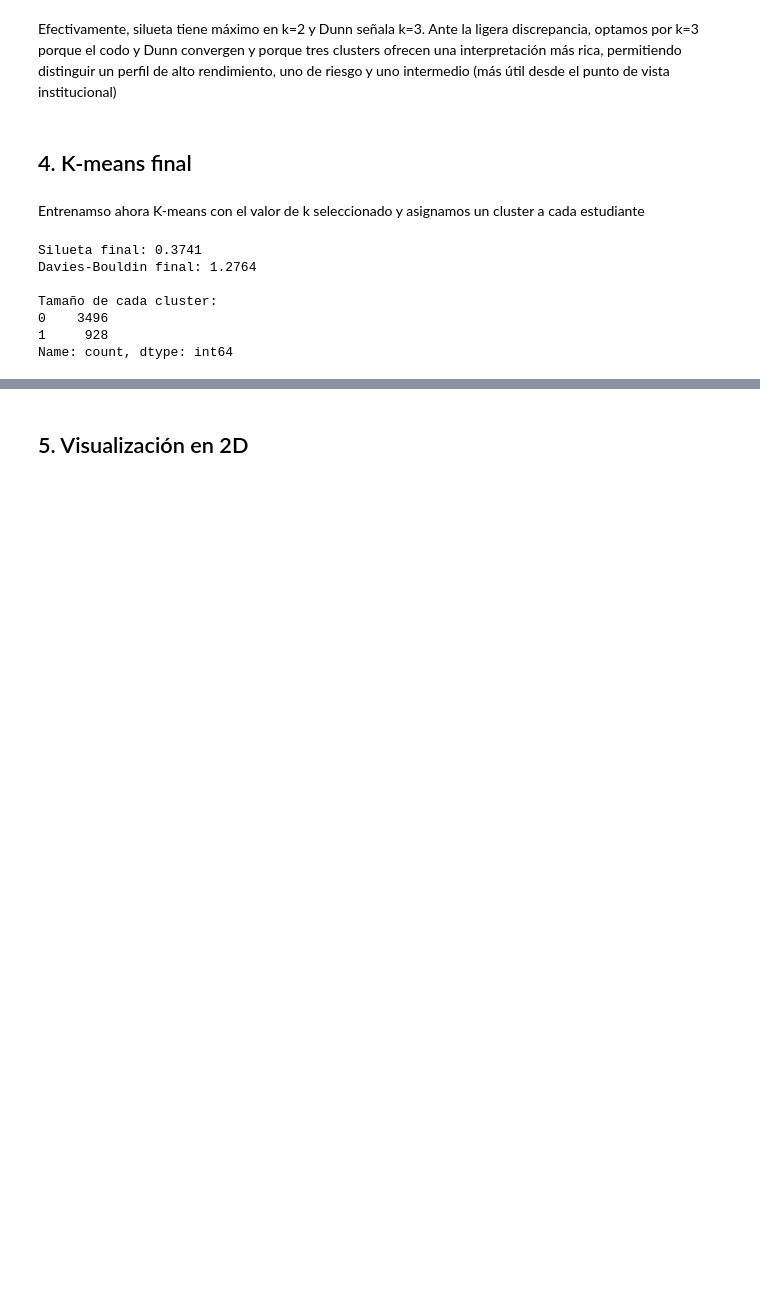
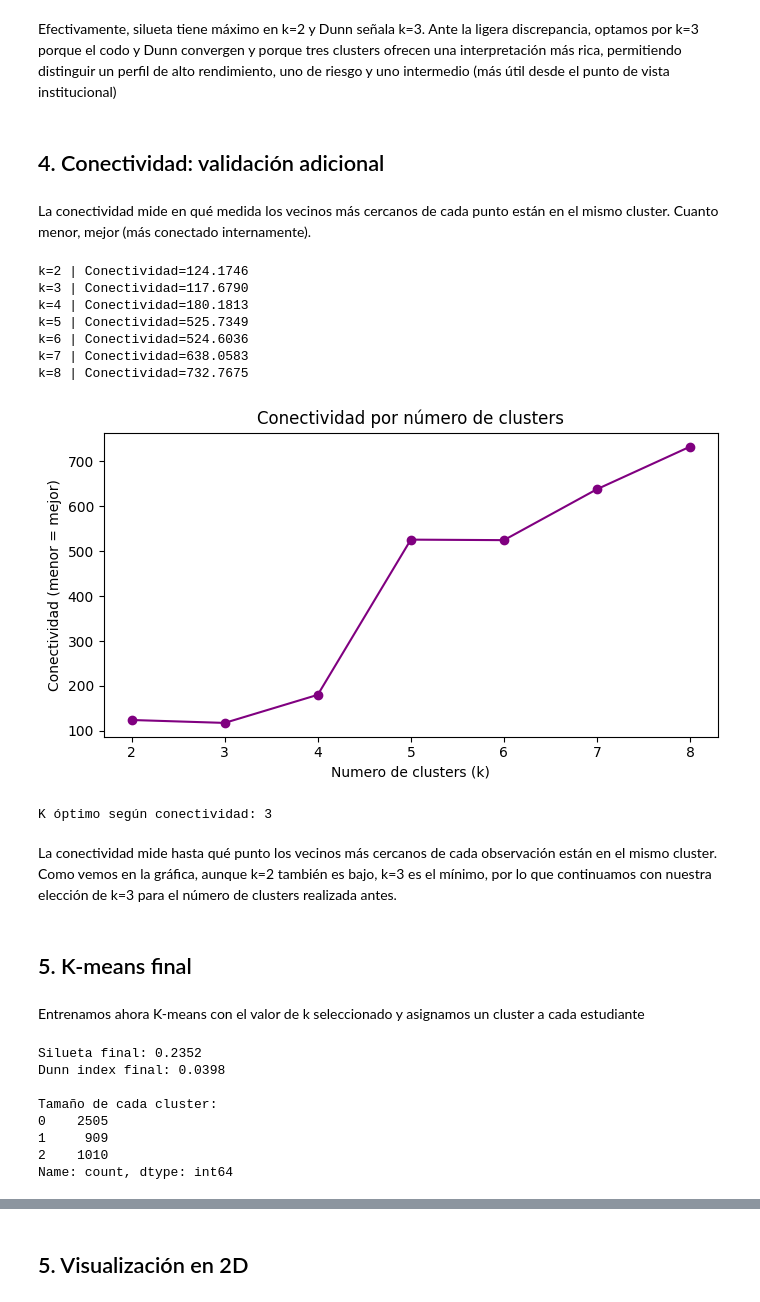
Before and after one commit to adrianalorenzo/ML_proyecto_final, a Jupyter notebook: notebooks/05_clustering.ipynb, the cells around one changed output, grey strips where cells are left out. Saved outputs shown, nothing was run; the diff lists cells and outputs as text; code cells hidden in the pictures; blank space fills up the shorter version.

Commit message:
MEjoras hechas

```diff
--- a/notebooks/05_clustering.ipynb
+++ b/notebooks/05_clustering.ipynb
@@ -246,28 +246,77 @@ K óptimo según silueta: 2
 K óptimo según dunn: 3
 # %% [markdown]
 Efectivamente, silueta tiene máximo en k=2 y Dunn señala k=3. Ante la ligera discrepancia, optamos por k=3 porque el codo y Dunn convergen y porque tres clusters ofrecen una interpretación más rica, permitiendo distinguir un perfil de alto rendimiento, uno de riesgo y uno intermedio (más útil desde el punto de vista institucional)
+# %% [markdown]
+## 4. Conectividad: validación adicional
+# %% [markdown]
+La conectividad mide en qué medida los vecinos más cercanos de cada punto están en el mismo cluster. Cuanto menor, mejor (más conectado internamente).
+# %%
+#para calcularlo miramos para cad puinto si sus k vecinos más proximos están en el mismo cluster
+def connectivity(X, labels, nn=10):
+    nbrs = NearestNeighbors(n_neighbors=nn+1).fit(X)
+    indices = nbrs.kneighbors(X, return_distance=False)[:, 1:] #excluimos el propio punto
+    conn = 0.0
+    for i in range(len(X)):
+        for j_rank, j in enumerate(indices[i], start=1):
+            if labels[i] != labels[j]:
+                conn += 1.0/ j_rank
+    return conn
+
+conns = []
+for k in rango_k:
+    km = KMeans(n_clusters=k, random_state=semilla, n_init=10)
+    labels_k = km.fit_predict(X_sc)
+
+    conns.append(connectivity(X_sc, labels_k))
+    print(f'k={k} | Conectividad={conns[-1]:.4f}')
+
+plt.figure(figsize=(7,4))
+plt.plot(list(rango_k), conns, marker='o', color='purple')
+plt.title('Conectividad por número de clusters')
+plt.xlabel('Numero de clusters (k)')
+plt.ylabel('Conectividad (menor = mejor)')
+plt.tight_layout()
+plt.savefig('../figuras/conectividad_clusters.png')
+plt.show()
+
+
+k_conn = list(rango_k)[np.argmin(conns)]
+print(f'K óptimo según conectividad: {k_conn}')
+# %% [output]
+k=2 | Conectividad=124.1746
+k=3 | Conectividad=117.6790
+k=4 | Conectividad=180.1813
+k=5 | Conectividad=525.7349
+k=6 | Conectividad=524.6036
+k=7 | Conectividad=638.0583
+k=8 | Conectividad=732.7675
+[figure, added]
+K óptimo según conectividad: 3
+# %% [markdown]
+La conectividad mide hasta qué punto los vecinos más cercanos de cada observación están en el mismo cluster. Como vemos en la gráfica, aunque k=2 también es bajo, k=3 es el mínimo, por lo que continuamos con nuestra elección de k=3 para el número de clusters realizada antes.
 # %% [markdown]
-## 4. K-means final
+## 5. K-means final
 # %% [markdown]
-Entrenamso ahora K-means con el valor de k seleccionado y asignamos un cluster a cada estudiante
+Entrenamos ahora K-means con el valor de k seleccionado y asignamos un cluster a cada estudiante
 # %%
-K_final = k_optimo
+K_final = 3 #codo, dunn y conectividad convergen
 
-km_final = KMeans(n_clusters=K_final, random_state=42, n_init=10)
+km_final = KMeans(n_clusters=K_final, random_state=semilla, n_init=10)
 labels = km_final.fit_predict(X_sc)
 
 df['cluster'] = labels
 df_c['cluster'] = labels
 
 print(f'Silueta final: {silhouette_score(X_sc, labels):.4f}')
-print(f'Davies-Bouldin final: {davies_bouldin_score(X_sc, labels):.4f}')
+print(f'Dunn index final: {dunn_index(X_sc, labels):.4f}')
 print(f'\nTamaño de cada cluster:')
 print(pd.Series(labels).value_counts().sort_index())
 # %% [output]
-Silueta final: 0.3741
-Davies-Bouldin final: 1.2764
+Silueta final: 0.2352
+Dunn index final: 0.0398
 
 Tamaño de cada cluster:
-0    3496
-1     928
+0    2505
+1     909
+2    1010
 Name: count, dtype: int64
```
Also changed, not shown: parts of 15 cells of this notebook, 4 other files.
